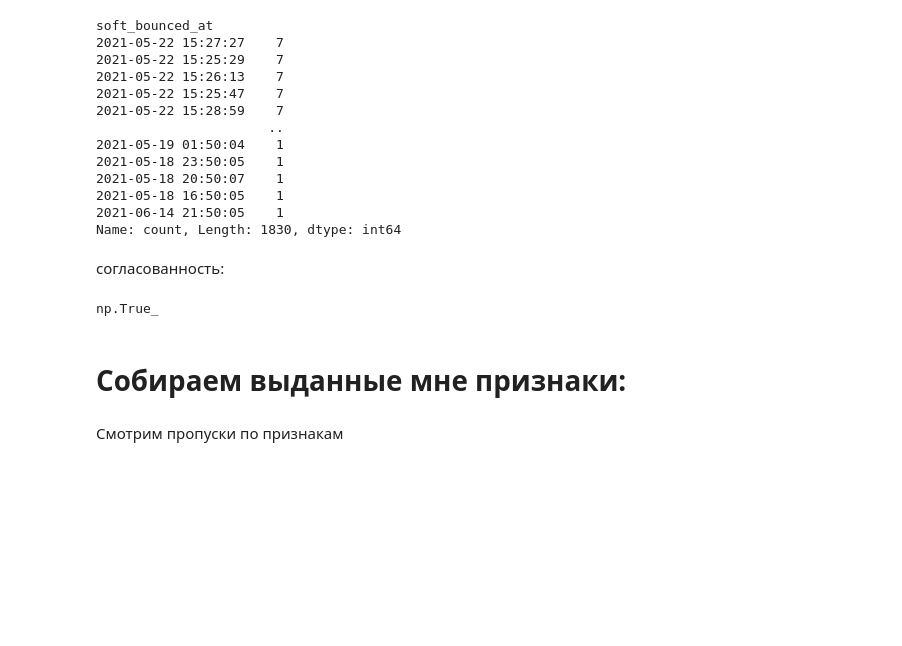
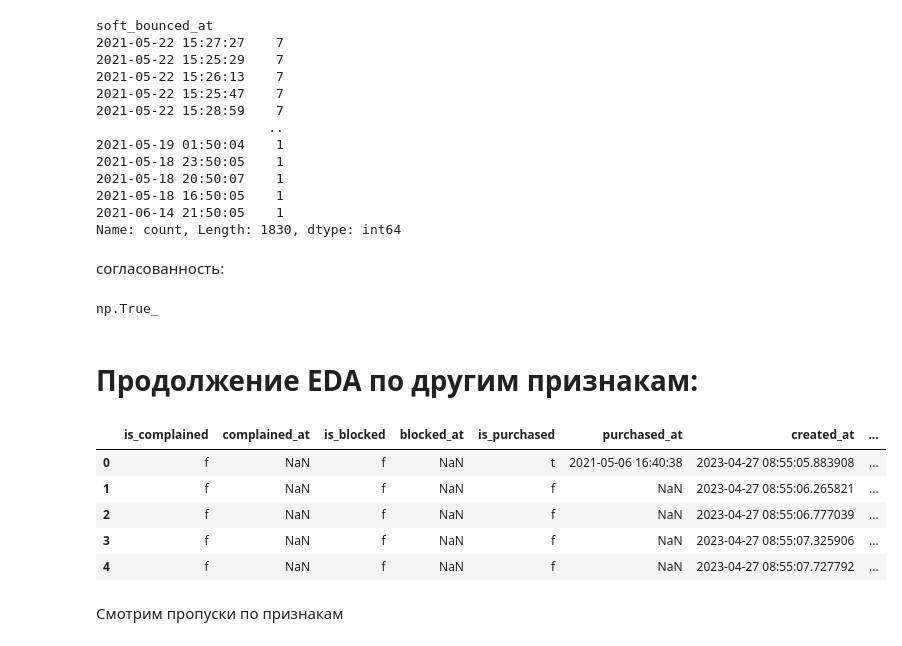
Before and after one commit to shmul999/ML_GP, a Jupyter notebook: code/gp.ipynb, the cells around one changed output. Saved outputs shown, nothing was run; the diff lists cells and outputs as text; code cells hidden in the pictures; blank space fills up the shorter version.

```diff
--- a/code/gp.ipynb
+++ b/code/gp.ipynb
@@ -801,8 +772,15 @@ df_mes
-# %% [markdown]
-# Собираем выданные мне признаки:
+# %% [markdown]
+# Продолжение EDA по другим признакам:
 # %%
-my_df = df_mes[['is_complained', 'complained_at', 'is_blocked', 'blocked_at', 'is_purchased', 'purchased_at', 'created_at', 'updated_at']]
-my_df
+my_df = df_messages[['is_complained', 'complained_at', 'is_blocked', 'blocked_at', 'is_purchased', 'purchased_at', 'created_at', 'updated_at']]
+my_df.head()
+# %% [output]
+|  | is_complained | complained_at | is_blocked | blocked_at | is_purchased | purchased_at | created_at | ... |
+| 0 | f | NaN | f | NaN | t | 2021-05-06 16:40:38 | 2023-04-27 08:55:05.883908 | ... |
+| 1 | f | NaN | f | NaN | f | NaN | 2023-04-27 08:55:06.265821 | ... |
+| 2 | f | NaN | f | NaN | f | NaN | 2023-04-27 08:55:06.777039 | ... |
+| 3 | f | NaN | f | NaN | f | NaN | 2023-04-27 08:55:07.325906 | ... |
+| 4 | f | NaN | f | NaN | f | NaN | 2023-04-27 08:55:07.727792 | ... |
 # %% [markdown]
 Смотрим пропуски по признакам
 # %%
```
Also changed, not shown: parts of 56 cells of this notebook.
